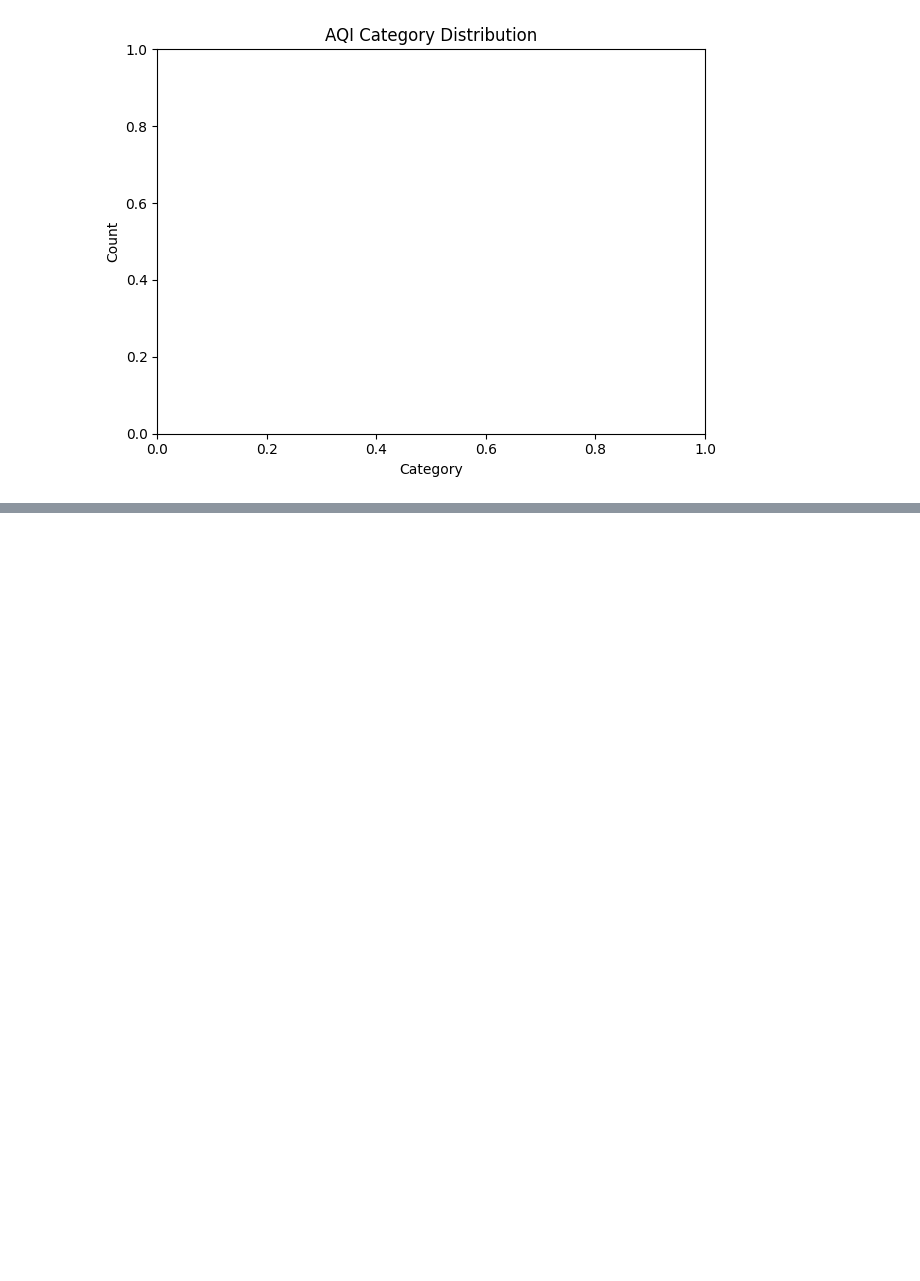
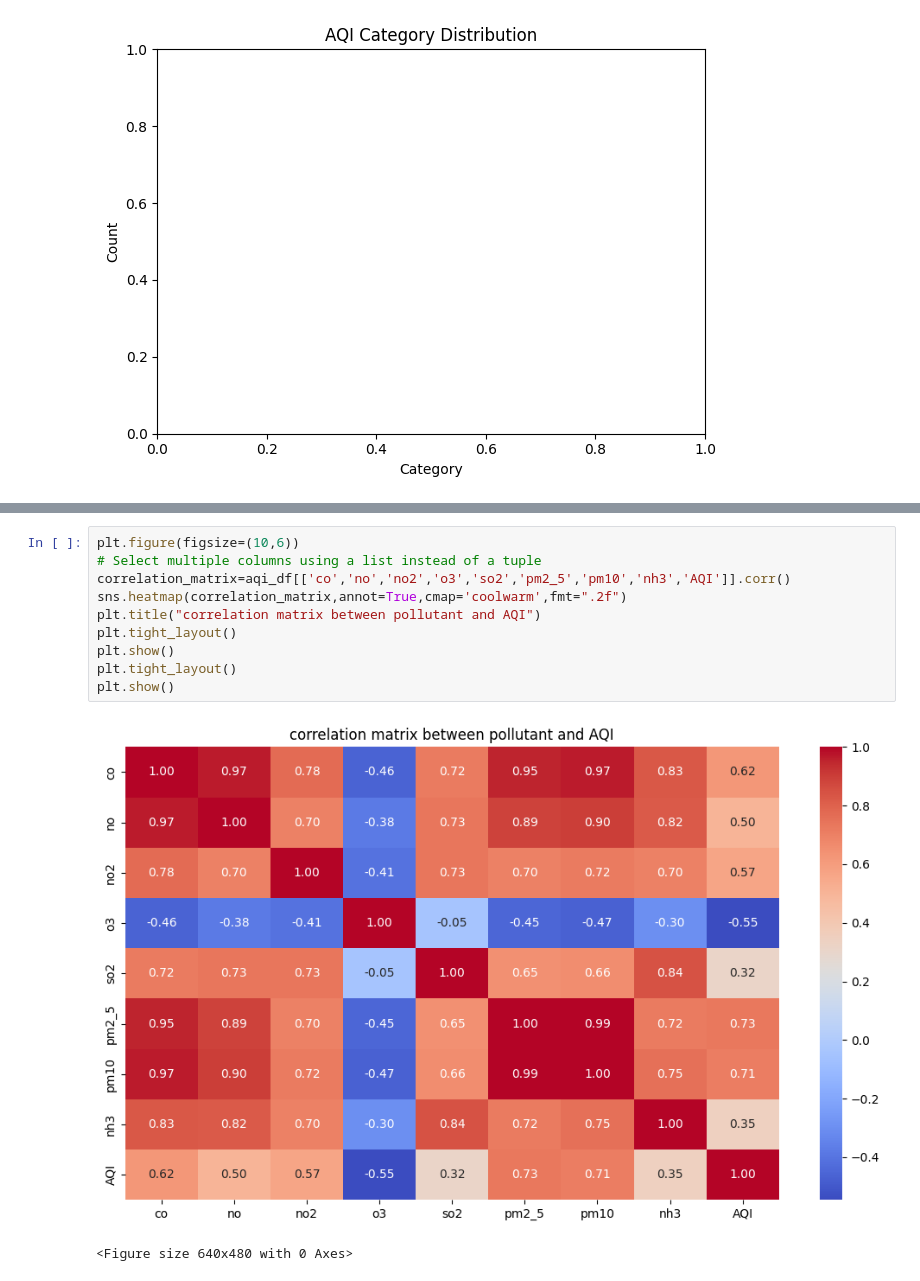
Before and after one commit to ShwetacBaviskar/ShadowFox, a Jupyter notebook: task2/air quality analysis.ipynb, the cells around one changed output, grey strips where cells are left out. Saved outputs shown, nothing was run; the diff lists cells and outputs as text; blank space fills up the shorter version.

```diff
--- a/task2/air quality analysis.ipynb
+++ b/task2/air quality analysis.ipynb
@@ -149,0 +196,13 @@ plt.show()
+# %%
+plt.figure(figsize=(10,6))
+# Select multiple columns using a list instead of a tuple
+correlation_matrix=aqi_df[['co','no','no2','o3','so2','pm2_5','pm10','nh3','AQI']].corr()
+sns.heatmap(correlation_matrix,annot=True,cmap='coolwarm',fmt=".2f")
+plt.title("correlation matrix between pollutant and AQI")
+plt.tight_layout()
+plt.show()
+plt.tight_layout()
+plt.show()
+# %% [output]
+[figure, added]
+<Figure size 640x480 with 0 Axes>
```
Also changed, not shown: parts of 5 cells of this notebook.
